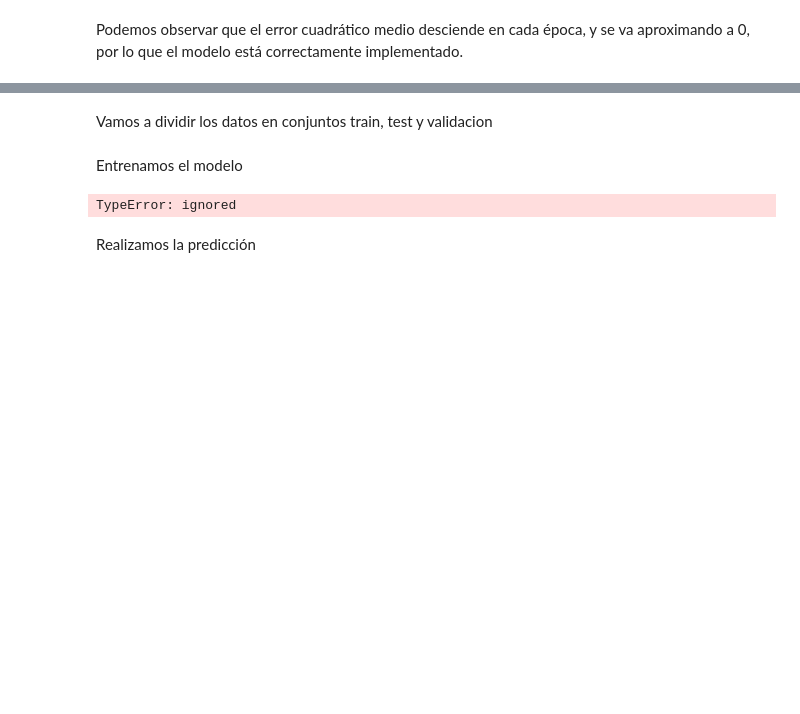
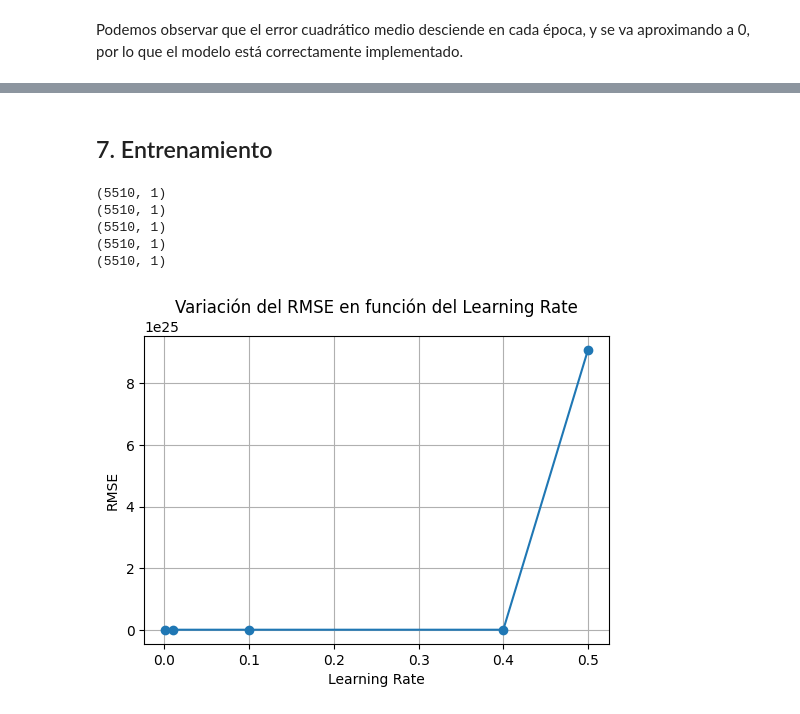
Before and after one commit to cabamarcos/Gas-Turbine-Emission-Prediction, a Jupyter notebook: P1_RRNN.ipynb, the cells around one changed output, grey strips where cells are left out. Drawn from its saved outputs; the diff is of its cells as text; code cells hidden in the pictures; blank space fills up the shorter version.

```diff
--- a/P1_RRNN.ipynb
+++ b/P1_RRNN.ipynb
@@ -157 +182,7 @@ datos
+# %%
+# Dividir los datos originales en conjuntos de entrenamiento (70%) y test (30%)
+X_train, X_test, y_train, y_test = train_test_split(X, y, test_size=0.3, random_state=42)
+
+# Dividir el conjunto de prueba en conjuntos de validación (15%) y test (15%)
+X_validation, X_test, y_validation, y_test = train_test_split(X_test, y_test, test_size=0.5, random_state=42)
 # %% [markdown]
@@ -237,2 +277,0 @@ X
-# %% [markdown]
-Vamos a dividir los datos en conjuntos train, test y validacion
@@ -245,10 +277,0 @@ X_val, X_test, y_val, y_test = train_test_split(X_test, y_test, test_size=0.5, r
-# %% [markdown]
-Entrenamos el modelo
-# %%
-modelo = Adaline(learning_rate=0.00002, n_iter = 3000)
-modelo.fit(X_train, y_train)
-print(modelo.costes)
-# %% [output]
-TypeError: ignored
-# %% [markdown]
-Realizamos la predicción
@@ -256,0 +278,32 @@ modelo.predict(X_test)
+# %% [markdown]
+## 7. Entrenamiento
+# %%
+# Lista de tasas de aprendizaje a probar
+learning_rates = [0.5, 0.4, 0.1, 0.01, 0.001]
+
+# Listas para almacenar los errores RMSE
+rmse_values = []
+
+# Entrenar el modelo con diferentes tasas de aprendizaje y calcular el RMSE
+for lr in learning_rates:
+    modelo = Adaline(learning_rate=lr, epochs=1000)
+    modelo.fit(X_train, y_train)
+    prediccion = modelo.predict(X_validation)
+    rmse = np.sqrt(mean_squared_error(y_validation, prediccion))
+    rmse_values.append(rmse)
+
+# Crear la gráfica
+plt.figure(figsize=(6, 4))
+plt.plot(learning_rates, rmse_values, marker='o')
+plt.title('Variación del RMSE en función del Learning Rate')
+plt.xlabel('Learning Rate')
+plt.ylabel('RMSE')
+plt.grid()
+plt.show()
+# %% [output]
+(5510, 1)
+(5510, 1)
+(5510, 1)
+(5510, 1)
+(5510, 1)
+[figure, added]
```
Also changed, not shown: parts of 22 cells of this notebook.
